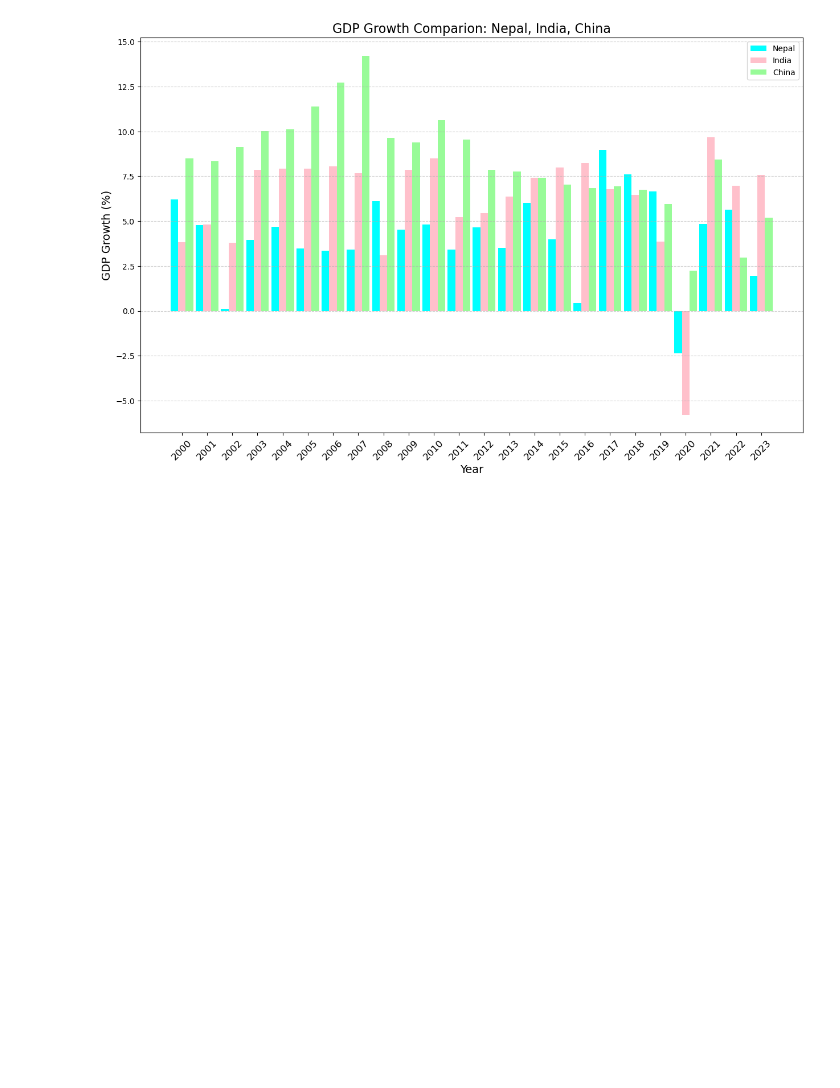
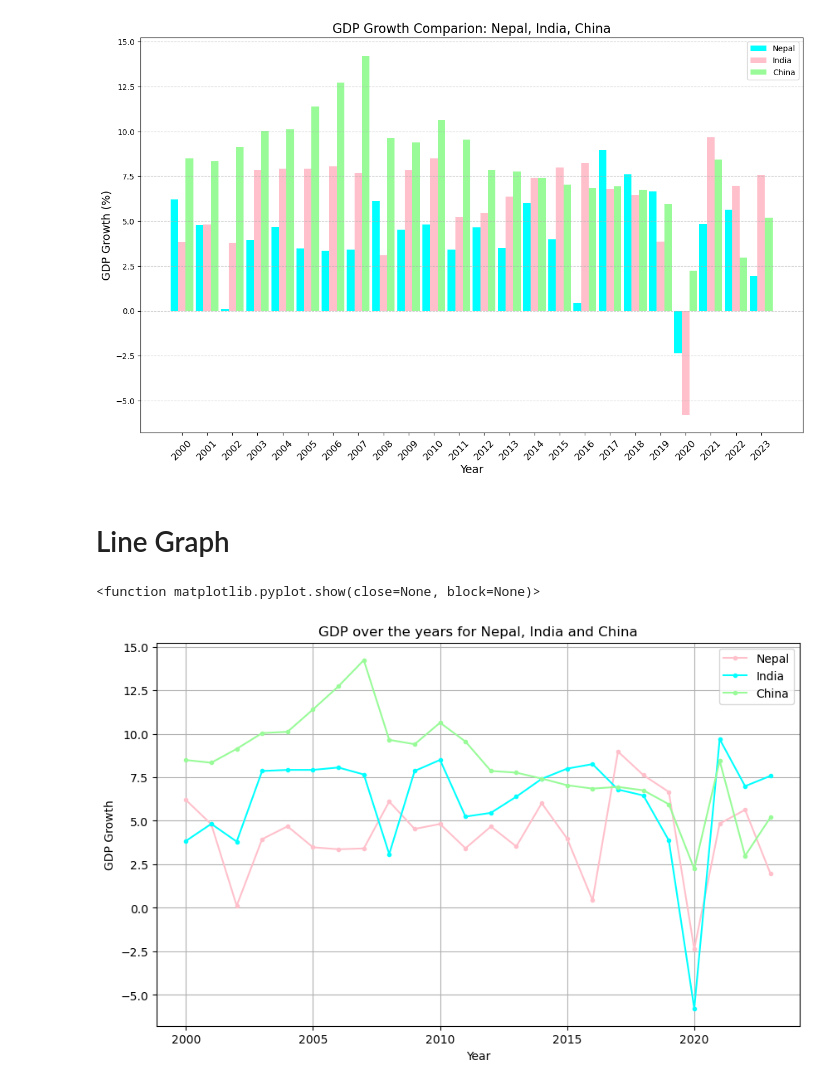
Before and after one commit to hritikaxx/python-programming, a Jupyter notebook: week_4.ipynb, the cells around one changed output. Drawn from its saved outputs; the diff is of its cells as text; code cells hidden in the pictures; blank space fills up the shorter version.

```diff
--- a/week_4.ipynb
+++ b/week_4.ipynb
@@ -390,3 +390,30 @@ plt.grid(axis='y',linestyle='--', alpha=0.6)
 plt.show()
 # %% [output]
 [figure]
+# %% [markdown]
+# Line Graph
+# %%
+nep_ind_china_gdp_data = pd.read_csv('data/nep-india-china-gdp.csv')
+
+#Data
+years = nep_ind_china_gdp_data['Year']
+nepal_gdp = nep_ind_china_gdp_data['Nepal']
+india_gdp = nep_ind_china_gdp_data['India']
+china_gdp = nep_ind_china_gdp_data['China']
+#create the plot
+plt.figure(figsize=(10,6))
+plt.plot(years, nepal_gdp, label='Nepal', color='pink', marker='.')
+plt.plot(years, india_gdp, label='India', color='cyan', marker='.')
+plt.plot(years, china_gdp, label='China', color='palegreen', marker='.')
+#labeling the axes and title
+plt.xlabel('Year')
+plt.ylabel('GDP Growth')
+plt.title('GDP over the years for Nepal, India and China')
+#show legend
+plt.legend()
+#show
+plt.grid(True)
+plt.show
+# %% [output]
+<function matplotlib.pyplot.show(close=None, block=None)>
+[figure, added]
```
Also changed, not shown: parts of 27 cells of this notebook, 2 other files.
